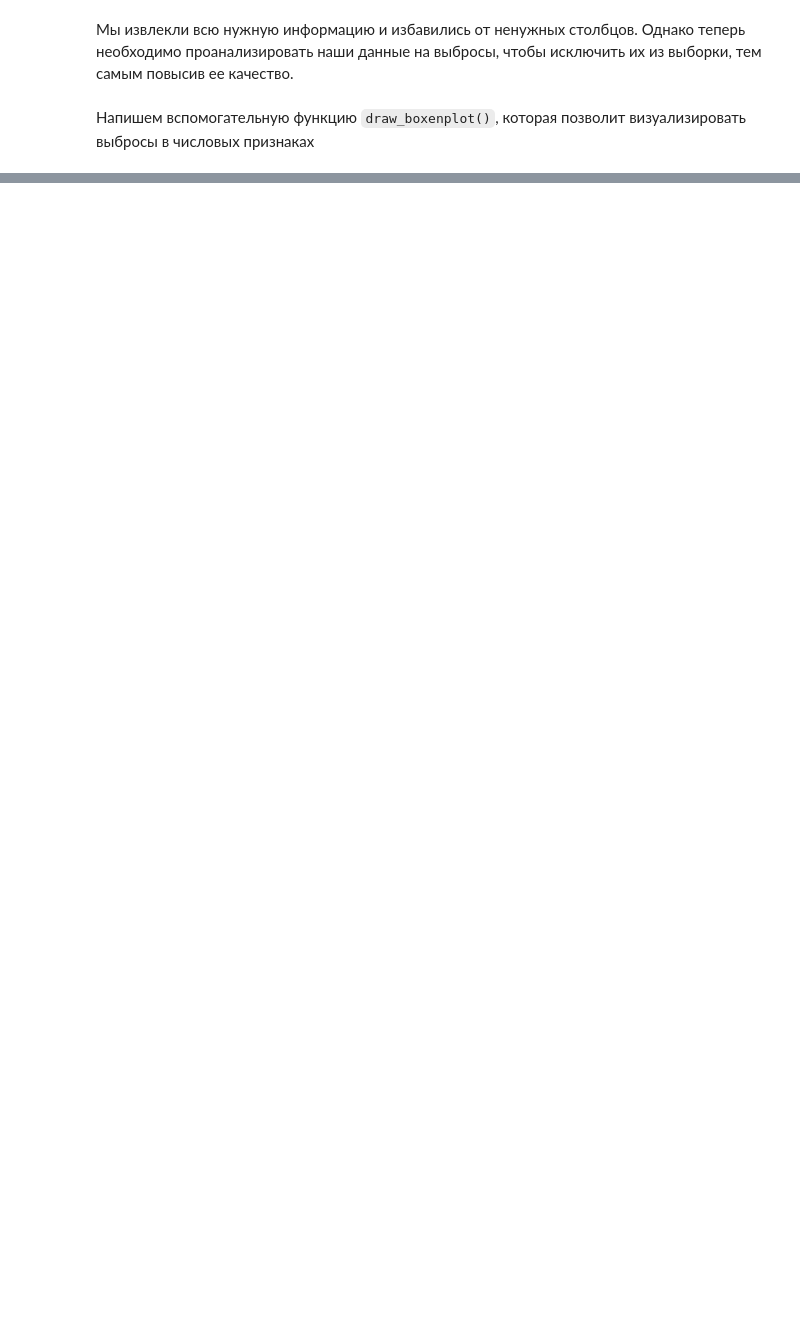
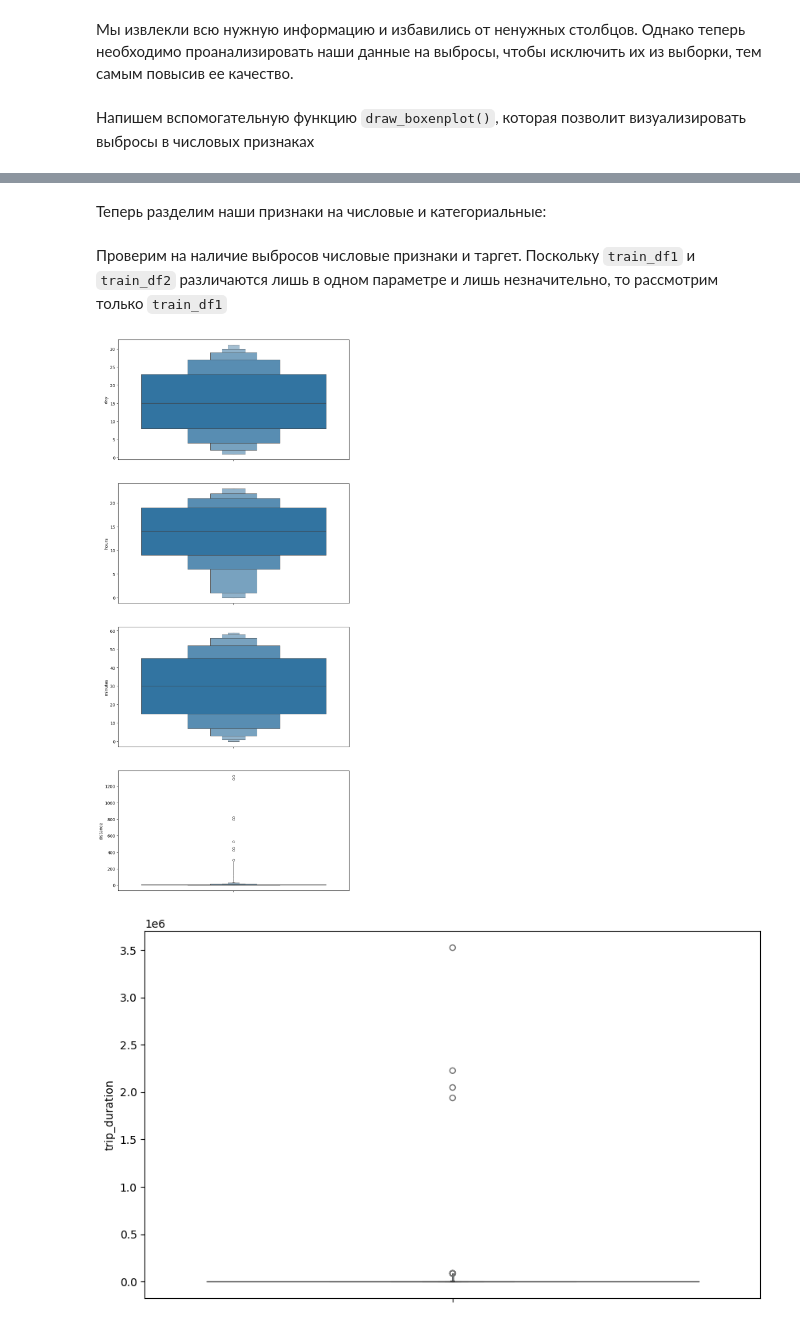
Before and after one commit to Demo13B/ML, a Jupyter notebook: LW2/Lab2.lean.ipynb, the cells around one changed output, grey strips where cells are left out. Drawn from its saved outputs; the diff is of its cells as text; code cells hidden in the pictures; blank space fills up the shorter version.

````diff
--- a/LW2/Lab2.lean.ipynb
+++ b/LW2/Lab2.lean.ipynb
@@ -139,7 +146,7 @@ train_df2
 # %% [markdown]
 Напишем вспомогательную функцию ```draw_boxenplot()```, которая позволит визуализировать выбросы в числовых признаках
 # %%
-def draw_boxexplot(data: pd.DataFrame, columns: list[str]) -> None:
+def draw_boxenplot(data: pd.DataFrame, columns: list[str]) -> None:
     _, ax = plt.subplots(figsize=(10, 6 * len(columns)), nrows=len(columns))
 
     if len(columns) == 1:
@@ -169,4 +203,0 @@ draw_boxexplot(train_df1, ['trip_duration', 'distance', 'day'])
-# %%
-train_df1 = remove_outliers(train_df1, ['trip_duration', 'distance', 'day'])
-
-train_df1
@@ -205,5 +203,0 @@ def data_cleaner(df: pd.DataFrame) -> pd.DataFrame:
-# %%
-train_df1 = data_cleaner(train_df1)
-train_df2 = data_cleaner(train_df2)
-
-train_df1
@@ -270,0 +204,14 @@ Warning: No categorical columns found. Calling 'transform' will only return inpu
+# %% [markdown]
+Теперь разделим наши признаки на числовые и категориальные:
+# %%
+categorical_features = ['vendor_id', 'passenger_count', 'month', 'day_week']
+
+numeric_features = ['day', 'hours', 'minutes', 'distance']
+# %% [markdown]
+Проверим на наличие выбросов числовые признаки и таргет. Поскольку ```train_df1``` и ```train_df2``` различаются лишь в одном параметре и лишь незначительно, то рассмотрим только ```train_df1```
+# %%
+draw_boxenplot(train_df1, numeric_features)
+draw_boxenplot(train_df1, ['trip_duration'])
+# %% [output]
+[figure, added]
+[figure, added]
````
Also changed, not shown: parts of 56 cells of this notebook.
